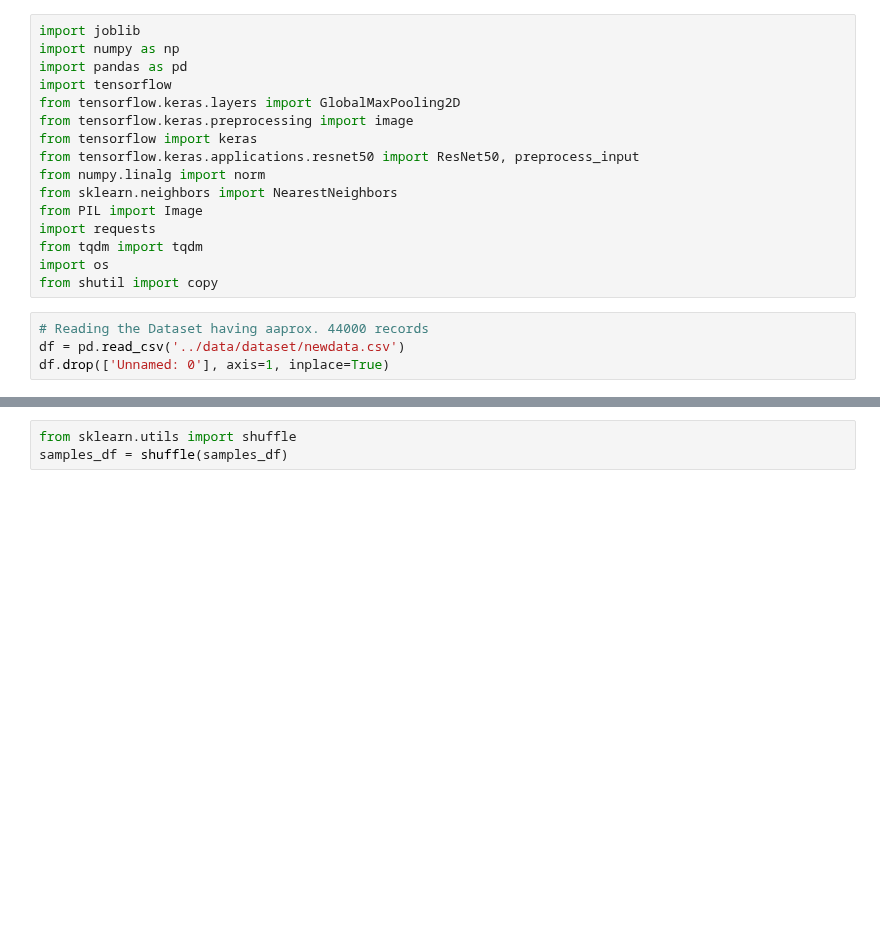
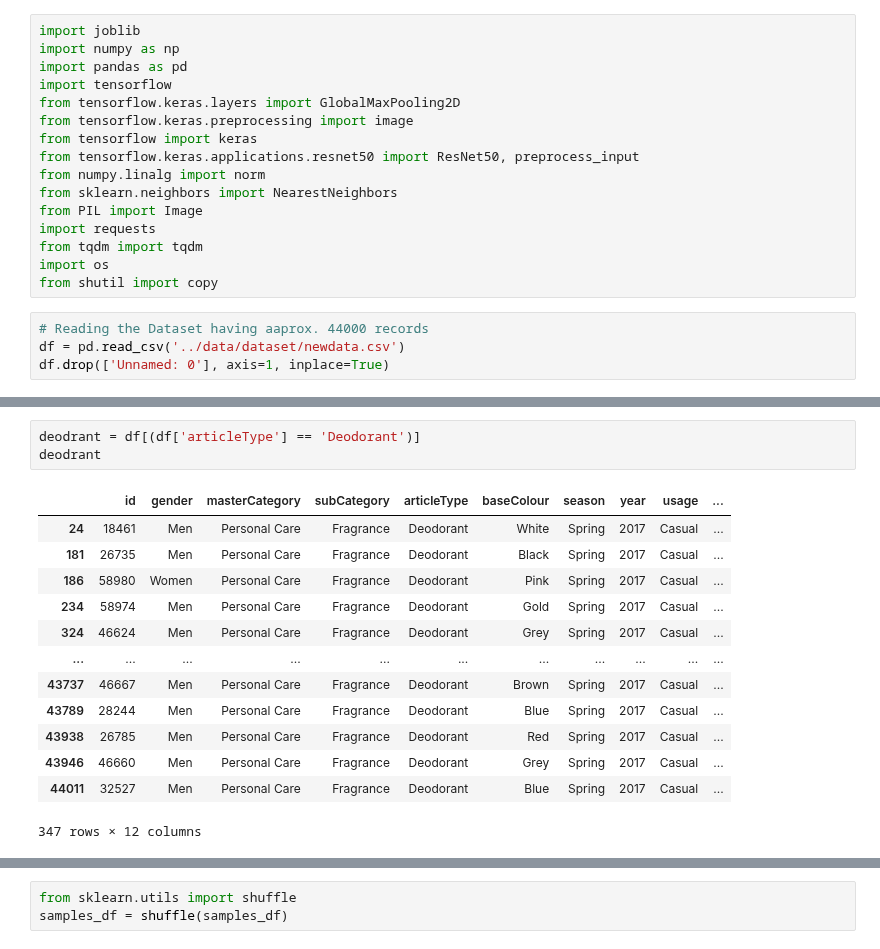
Before and after one commit to p-sachin/product_recommender, a Jupyter notebook: notebooks/final_notebook.ipynb, the cells around one changed output, grey strips where cells are left out. Drawn from its saved outputs; the diff is of its cells as text; blank space fills up the shorter version.

```diff
--- a/notebooks/final_notebook.ipynb
+++ b/notebooks/final_notebook.ipynb
@@ -20,0 +63,17 @@ df.drop(['Unnamed: 0'], axis=1, inplace=True)
+# %%
+deodrant = df[(df['articleType'] == 'Deodorant')]
+deodrant
+# %% [output]
+|  | id | gender | masterCategory | subCategory | articleType | baseColour | season | year | usage | ... |
+| 24 | 18461 | Men | Personal Care | Fragrance | Deodorant | White | Spring | 2017 | Casual | ... |
+| 181 | 26735 | Men | Personal Care | Fragrance | Deodorant | Black | Spring | 2017 | Casual | ... |
+| 186 | 58980 | Women | Personal Care | Fragrance | Deodorant | Pink | Spring | 2017 | Casual | ... |
+| 234 | 58974 | Men | Personal Care | Fragrance | Deodorant | Gold | Spring | 2017 | Casual | ... |
+| 324 | 46624 | Men | Personal Care | Fragrance | Deodorant | Grey | Spring | 2017 | Casual | ... |
+| ... | ... | ... | ... | ... | ... | ... | ... | ... | ... | ... |
+| 43737 | 46667 | Men | Personal Care | Fragrance | Deodorant | Brown | Spring | 2017 | Casual | ... |
+| 43789 | 28244 | Men | Personal Care | Fragrance | Deodorant | Blue | Spring | 2017 | Casual | ... |
+| 43938 | 26785 | Men | Personal Care | Fragrance | Deodorant | Red | Spring | 2017 | Casual | ... |
+| 43946 | 46660 | Men | Personal Care | Fragrance | Deodorant | Grey | Spring | 2017 | Casual | ... |
+| 44011 | 32527 | Men | Personal Care | Fragrance | Deodorant | Blue | Spring | 2017 | Casual | ... |
+347 rows × 12 columns
```
Also changed, not shown: parts of 42 cells of this notebook, 28 other files.
